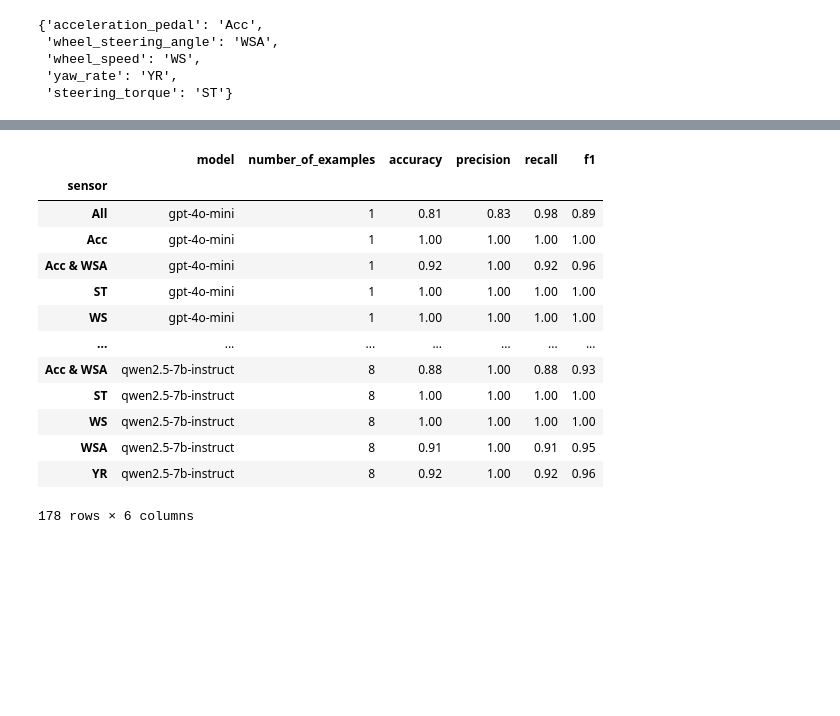
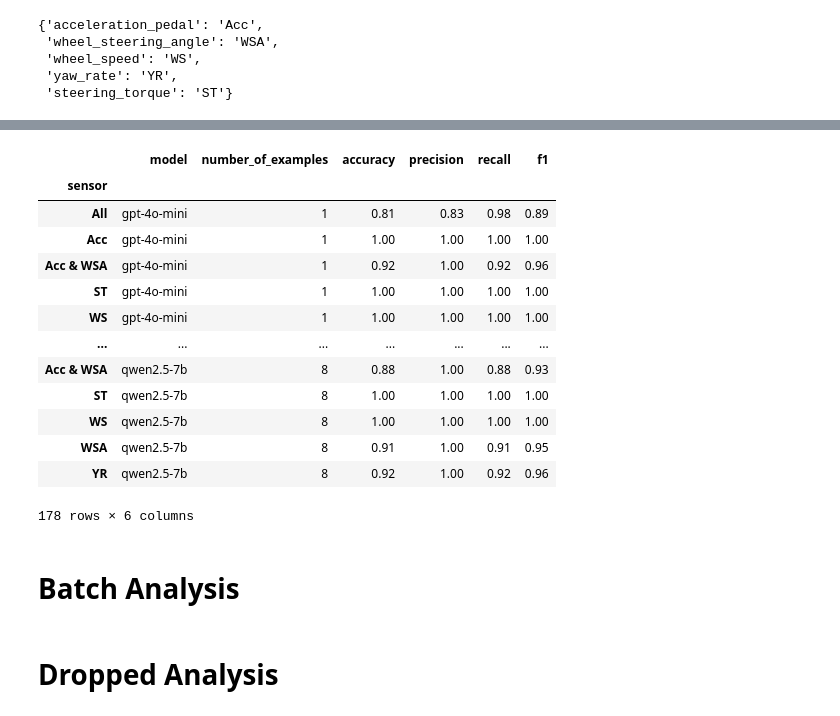
Before and after one commit to ahmadhatahet/hil-fault-test-gen, a Jupyter notebook: results_analysis_single.ipynb, the cells around one changed output, grey strips where cells are left out. Cells and saved outputs as stored; diff of their text form; code cells hidden in the pictures; blank space fills up the shorter version.

```diff
--- a/results_analysis_single.ipynb
+++ b/results_analysis_single.ipynb
@@ -46,3 +143,10 @@ stats_df, responses_df, mismatch_stats_df = result_to_df(available_results)
+# %%
+single_available_results, single_results_single = get_best_results(
+    results_path, "sensor_single*.json"
+)
+# %%
+single_stats_df, single_responses_df, single_mismatch_stats_df = result_to_sensor_df(single_available_results)
+single_stats_df["accuracy"] = (single_stats_df["accuracy"] *100).round(1)
 # %%
 # Create the grouped bar plot using Seaborn
 plt.figure(figsize=(12, 6))  # Adjust figure size for better readability
@@ -116,28 +261,30 @@ def replace_and_join(values, labels):
     return " & ".join([labels.get(value) for value in values])
 
 
-responses_df["pred_target_sensor_str"] = responses_df["pred_target_sensor"].apply(
+single_responses_df["pred_target_sensor_str"] = single_responses_df["pred_target_sensor"].apply(
     lambda x: replace_and_join(x, labels)
 )
-responses_df["true_target_sensor_str"] = responses_df["true_target_sensor"].apply(
+single_responses_df["true_target_sensor_str"] = single_responses_df["true_target_sensor"].apply(
     lambda x: replace_and_join(x, labels)
 )
 # %%
-scores_df = calc_scores(responses_df)
+scores_df = calc_scores(single_responses_df)
 
 scores_df
 # %% [output]
 |  | model | number_of_examples | accuracy | precision | recall | f1 |
 | sensor |  |  |  |  |  |  |
 | All | gpt-4o-mini | 1 | 0.81 | 0.83 | 0.98 | 0.89 |
 | Acc | gpt-4o-mini | 1 | 1.00 | 1.00 | 1.00 | 1.00 |
 | Acc & WSA | gpt-4o-mini | 1 | 0.92 | 1.00 | 0.92 | 0.96 |
 | ST | gpt-4o-mini | 1 | 1.00 | 1.00 | 1.00 | 1.00 |
 | WS | gpt-4o-mini | 1 | 1.00 | 1.00 | 1.00 | 1.00 |
 | ... | ... | ... | ... | ... | ... | ... |
-| Acc & WSA | qwen2.5-7b-instruct | 8 | 0.88 | 1.00 | 0.88 | 0.93 |
-| ST | qwen2.5-7b-instruct | 8 | 1.00 | 1.00 | 1.00 | 1.00 |
-| WS | qwen2.5-7b-instruct | 8 | 1.00 | 1.00 | 1.00 | 1.00 |
-| WSA | qwen2.5-7b-instruct | 8 | 0.91 | 1.00 | 0.91 | 0.95 |
-| YR | qwen2.5-7b-instruct | 8 | 0.92 | 1.00 | 0.92 | 0.96 |
+| Acc & WSA | qwen2.5-7b | 8 | 0.88 | 1.00 | 0.88 | 0.93 |
+| ST | qwen2.5-7b | 8 | 1.00 | 1.00 | 1.00 | 1.00 |
+| WS | qwen2.5-7b | 8 | 1.00 | 1.00 | 1.00 | 1.00 |
+| WSA | qwen2.5-7b | 8 | 0.91 | 1.00 | 0.91 | 0.95 |
+| YR | qwen2.5-7b | 8 | 0.92 | 1.00 | 0.92 | 0.96 |
 178 rows × 6 columns
+# %% [markdown]
+# Batch Analysis
@@ -143,0 +325,2 @@ scores_df
+# %% [markdown]
+# Dropped Analysis
```
Also changed, not shown: parts of 25 cells of this notebook, 9 other files.
